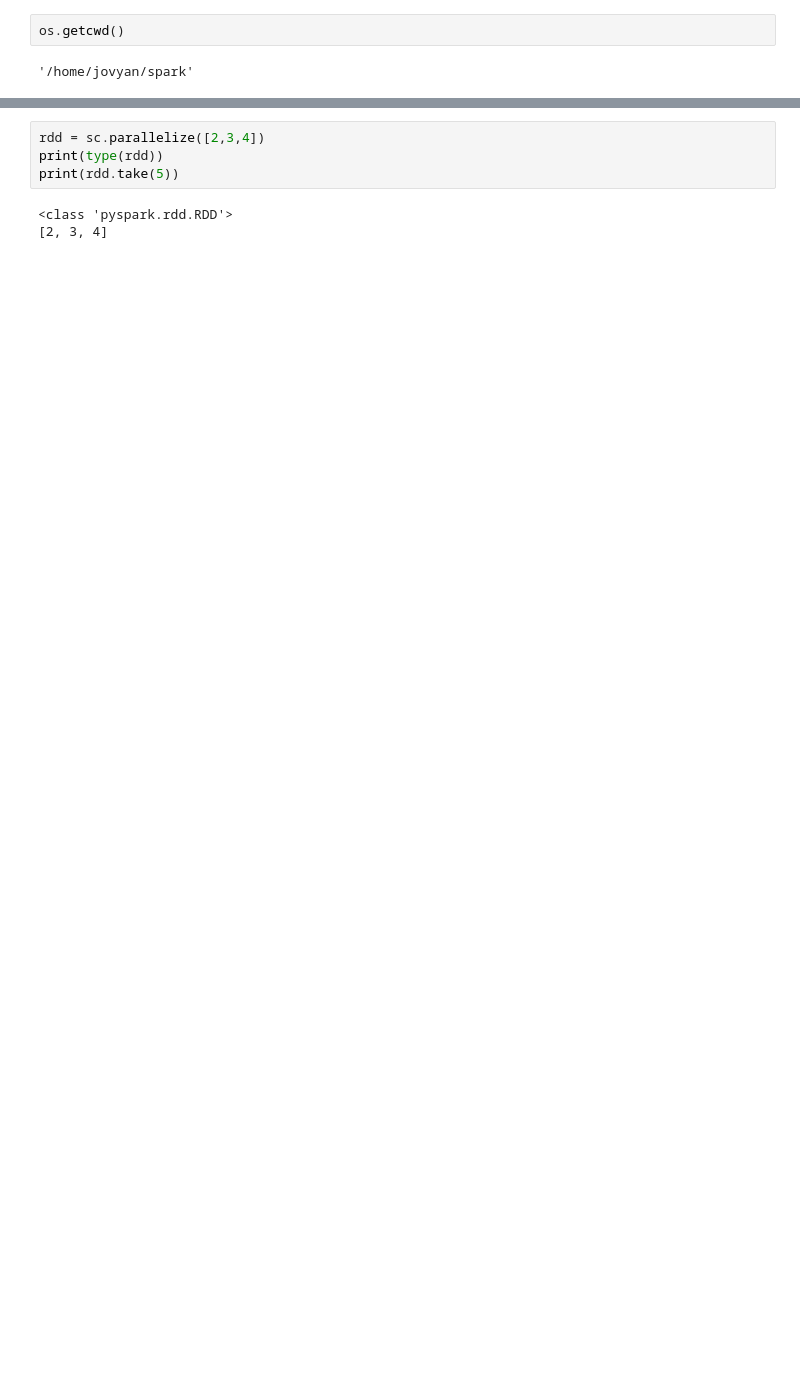
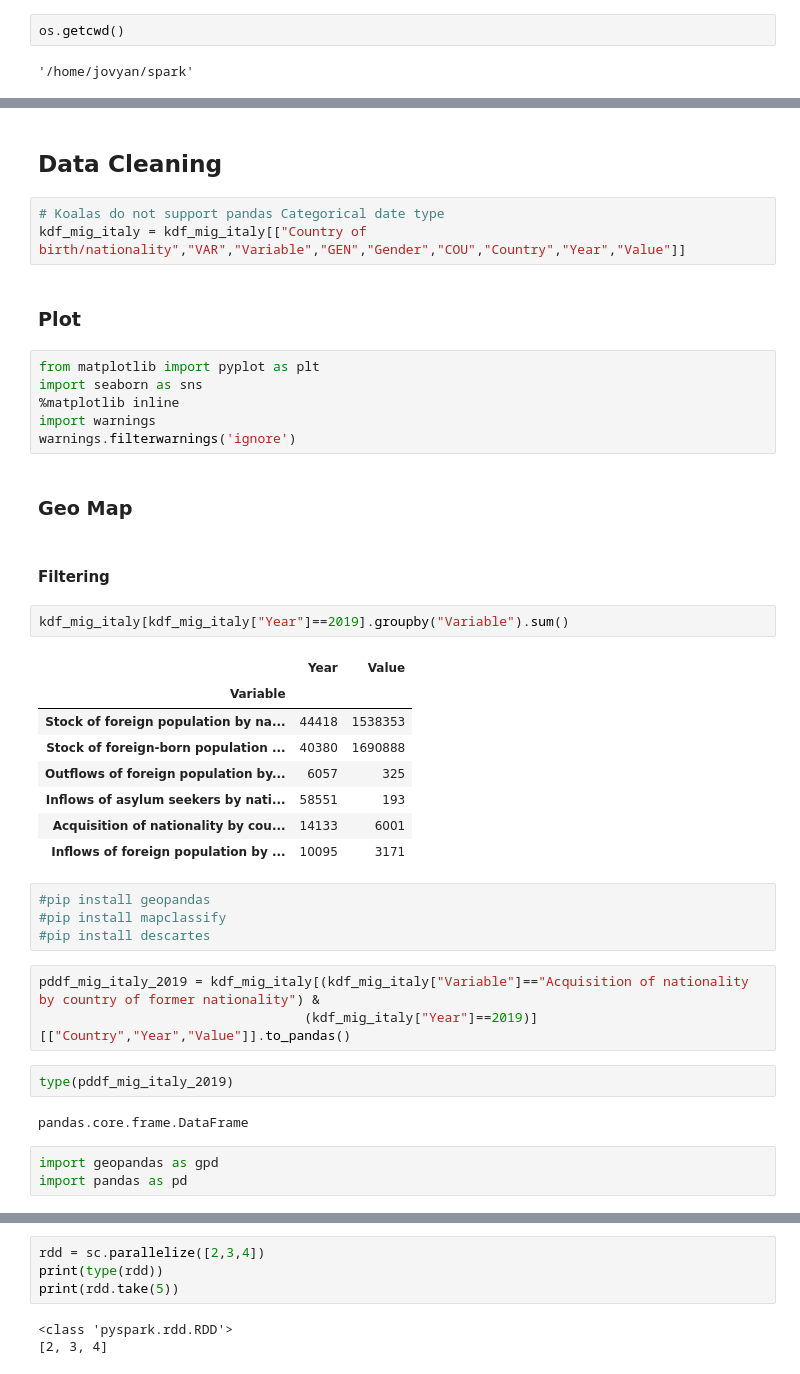
Before and after one commit to DaniloNunesMelo/Dan_Portfolio_Code, a Jupyter notebook: spark-data-analysis/Inter-Migr-Flows-Italy/AppDan - Italy International Migration.ipynb, the cells around one changed output, grey strips where cells are left out. Drawn from its saved outputs; the diff is of its cells as text; blank space fills up the shorter version.

```diff
--- a/spark-data-analysis/Inter-Migr-Flows-Italy/AppDan - Italy International Migration.ipynb
+++ b/spark-data-analysis/Inter-Migr-Flows-Italy/AppDan - Italy International Migration.ipynb
@@ -61,0 +107,42 @@ df_mig_italy.take(5)
+# %% [markdown]
+## Data Cleaning
+# %%
+# Koalas do not support pandas Categorical date type
+kdf_mig_italy = kdf_mig_italy[["Country of birth/nationality","VAR","Variable","GEN","Gender","COU","Country","Year","Value"]]
+# %% [markdown]
+### Plot
+# %%
+from matplotlib import pyplot as plt
+import seaborn as sns
+%matplotlib inline
+import warnings
+warnings.filterwarnings('ignore')
+# %% [markdown]
+### Geo Map
+# %% [markdown]
+#### Filtering
+# %%
+kdf_mig_italy[kdf_mig_italy["Year"]==2019].groupby("Variable").sum()
+# %% [output]
+|  | Year | Value |
+| Variable |  |  |
+| Stock of foreign population by na... | 44418 | 1538353 |
+| Stock of foreign-born population ... | 40380 | 1690888 |
+| Outflows of foreign population by... | 6057 | 325 |
+| Inflows of asylum seekers by nati... | 58551 | 193 |
+| Acquisition of nationality by cou... | 14133 | 6001 |
+| Inflows of foreign population by ... | 10095 | 3171 |
+# %%
+#pip install geopandas
+#pip install mapclassify
+#pip install descartes
+# %%
+pddf_mig_italy_2019 = kdf_mig_italy[(kdf_mig_italy["Variable"]=="Acquisition of nationality by country of former nationality") &
+                                  (kdf_mig_italy["Year"]==2019)][["Country","Year","Value"]].to_pandas()
+# %%
+type(pddf_mig_italy_2019)
+# %% [output]
+pandas.core.frame.DataFrame
+# %%
+import geopandas as gpd
+import pandas as pd
```
Also changed, not shown: parts of 24 cells of this notebook.
